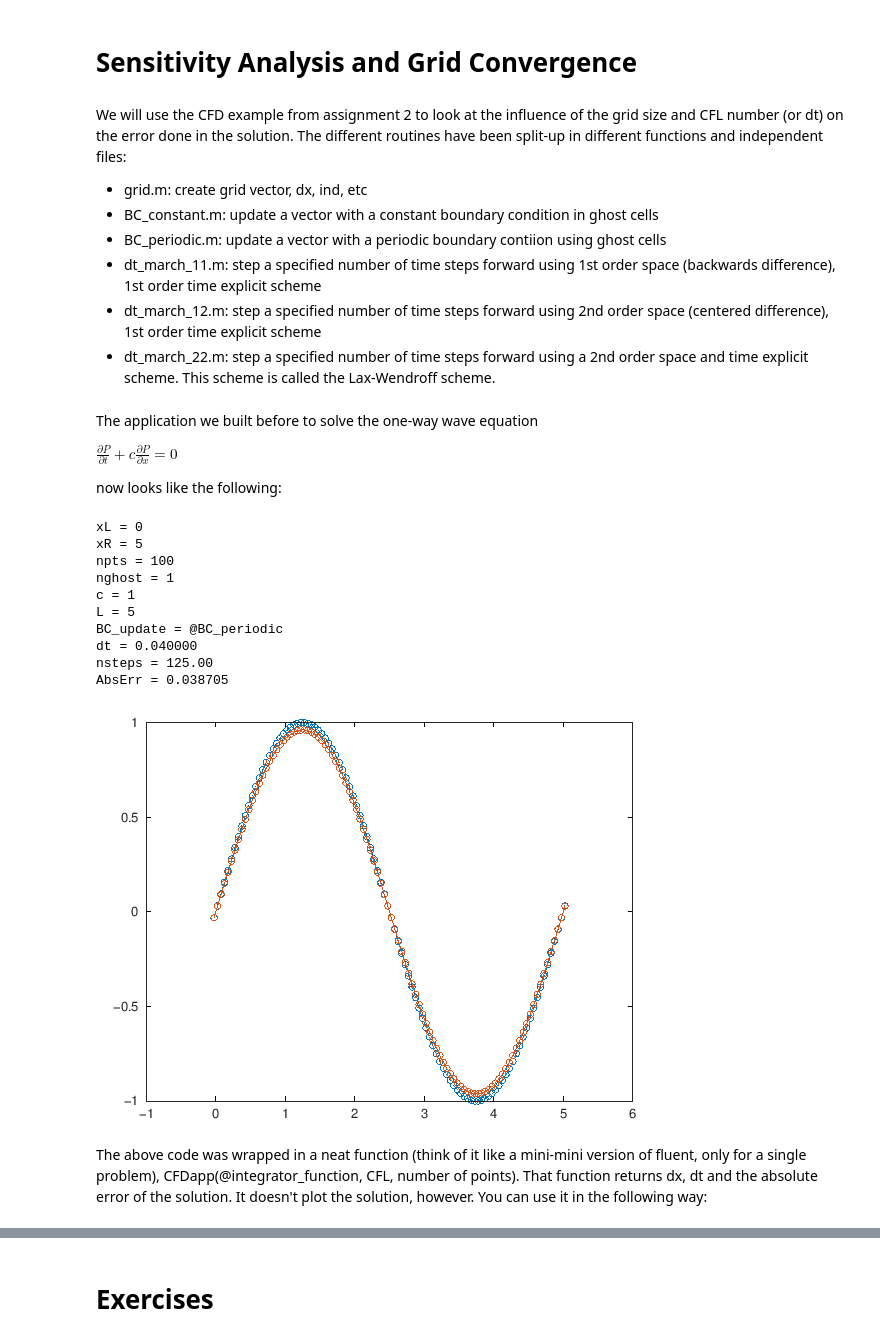
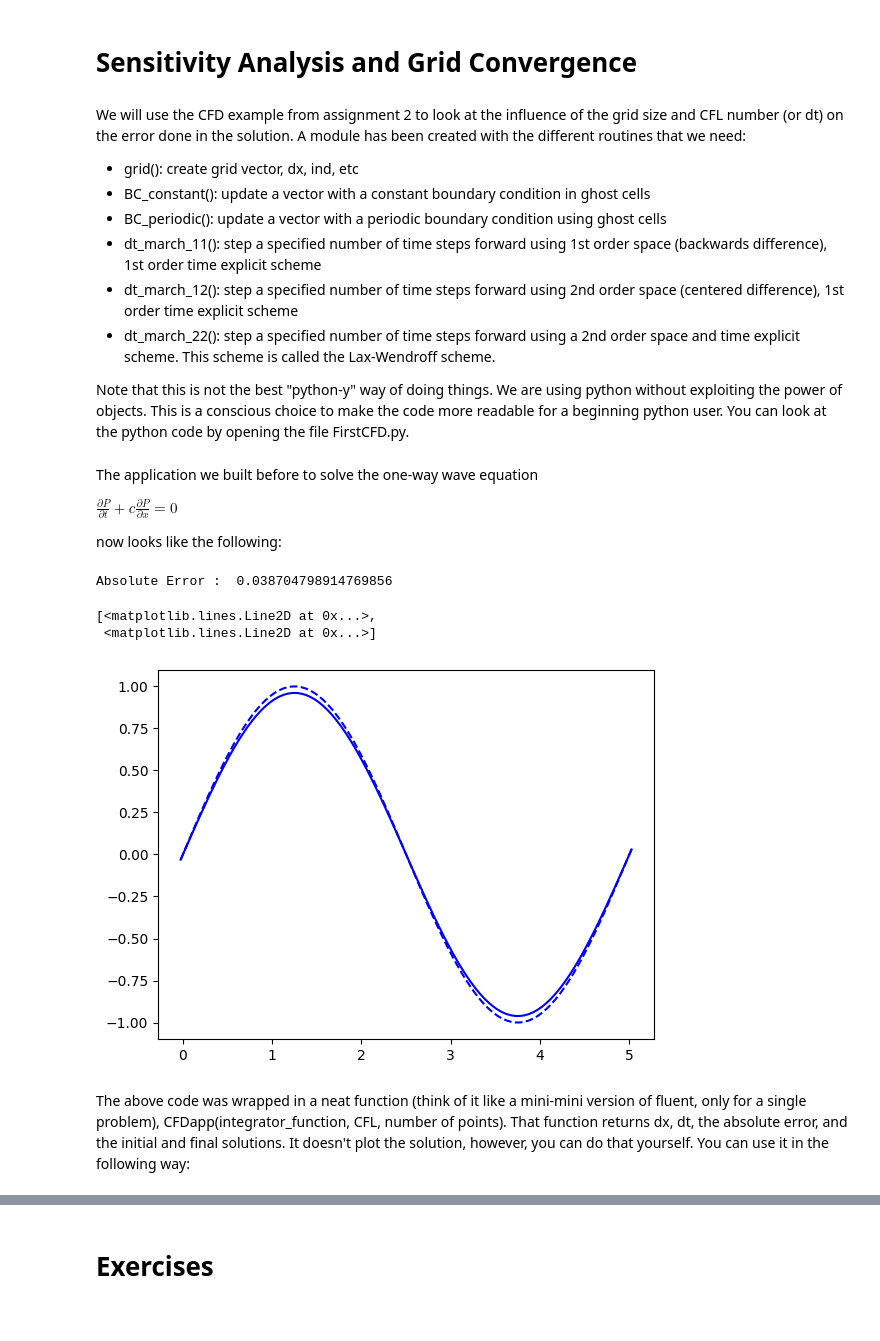
Before and after one commit to concordia-grad-computing-seminars/mech692-part2, a Jupyter notebook: Assignments/Assignment3/ConvergenceStudy-python.ipynb, the cells around one changed output, grey strips where cells are left out. Drawn from its saved outputs; the diff is of its cells as text; code cells hidden in the pictures.

Commit message:
Assignment 3 python port
* ported matlab routines to FirstCFD module
* ported ipynb from matlab to python

```diff
--- a/Assignments/Assignment3/ConvergenceStudy-python.ipynb
+++ b/Assignments/Assignment3/ConvergenceStudy-python.ipynb
@@ -1,13 +1,15 @@
 # %% [markdown]
 # Sensitivity Analysis and Grid Convergence
 # %% [markdown]
-We will use the CFD example from assignment 2 to look at the influence of the grid size and CFL number (or dt) on the error done in the solution. The different routines have been split-up in different functions and independent files:
-* grid.m: create grid vector, dx, ind, etc
-* BC_constant.m: update a vector with a constant boundary condition in ghost cells
-* BC_periodic.m: update a vector with a periodic boundary contiion using ghost cells
-* dt_march_11.m: step a specified number of time steps forward using 1st order space (backwards difference), 1st order time explicit scheme
-* dt_march_12.m: step a specified number of time steps forward using 2nd order space (centered difference), 1st order time explicit scheme
-* dt_march_22.m: step a specified number of time steps forward using a 2nd order space and time explicit scheme. This scheme is called the Lax-Wendroff scheme.
+We will use the CFD example from assignment 2 to look at the influence of the grid size and CFL number (or dt) on the error done in the solution. A module has been created with the different routines that we need:
+* grid(): create grid vector, dx, ind, etc
+* BC_constant(): update a vector with a constant boundary condition in ghost cells
+* BC_periodic(): update a vector with a periodic boundary condition using ghost cells
+* dt_march_11(): step a specified number of time steps forward using 1st order space (backwards difference), 1st order time explicit scheme
+* dt_march_12(): step a specified number of time steps forward using 2nd order space (centered difference), 1st order time explicit scheme
+* dt_march_22(): step a specified number of time steps forward using a 2nd order space and time explicit scheme. This scheme is called the Lax-Wendroff scheme.
+
+Note that this is not the best "python-y" way of doing things. We are using python without exploiting the power of objects. This is a conscious choice to make the code more readable for a beginning python user. You can look at the python code by opening the file FirstCFD.py.
 # %% [markdown]
 The application we built before to solve the one-way wave equation
 
@@ -17,39 +23,32 @@ now looks like the following:
 # %%
 xL = 0
 xR = 5
 npts = 100
 nghost = 1
 c = 1
 L = xR-xL
-BC_update = @BC_periodic  %this is how we choose the boundary condition
-%%BC_update = @BC_constant  %this would select the constant boundary condition
+BC_update = FC.BC_periodic   #this is how we choose the boundary condition
+##BC_update = FC.BC_constant  #this would select the constant boundary condition
 
-[dx,ind,xi] = grid(xL,xR,npts,nghost);  %Generate the discretization a.k.a. the grid
-P0 = sin(2*pi*xi/(xR-xL));              %Calculate the initial condition
-P0 = BC_update(P0,nghost,0);
-t  = 0;
-CFL = 0.8;
+dx,xi, ind = FC.grid(xL,xR,npts,nghost)  #Generate the discretization a.k.a. the grid
+P0 = np.sin(2*np.pi*xi/(xR-xL))                #Calculate the initial condition
+P0 = BC_update(P0,nghost,0)
+t  = 0
+CFL = 0.8
 dt = CFL*dx/c
-plot(xi,P0,'o--')              %Plot the initial condition as a check
 
 nsteps = L/(c*dt)
 
-Pend = dt_march_11(P0,t,xi,dt,dx,c,npts,nghost,nsteps,BC_update);
+Pend = FC.dt_march_11(P0,t,xi,dt,dx,c,npts,nghost,nsteps,BC_update);
 
 AbsErr = max(abs(Pend - P0))
-plot(xi,P0,'o--',xi,Pend,'o-')
+print('Absolute Error : ',AbsErr)
+plt.plot(xi,P0,'--b',xi,Pend,'-b')
 # %% [output]
-xL = 0
-xR = 5
-npts = 100
-nghost = 1
-c = 1
-L = 5
-BC_update = @BC_periodic
-dt = 0.040000
-nsteps = 125.00
-AbsErr = 0.038705
+Absolute Error :  0.038704798914769856
+[<matplotlib.lines.Line2D at 0x...>,
+ <matplotlib.lines.Line2D at 0x...>]
-[figure, old version]
+[figure, new version]
 # %% [markdown]
-The above code was wrapped in a neat function (think of it like a mini-mini version of fluent, only for a single problem), CFDapp(@integrator_function, CFL, number of points). That function returns dx, dt and the absolute error of the solution. It doesn't plot the solution, however. You can use it in the following way:
+The above code was wrapped in a neat function (think of it like a mini-mini version of fluent, only for a single problem), CFDapp(integrator_function, CFL, number of points). That function returns dx, dt, the absolute error, and the initial and final solutions. It doesn't plot the solution, however, you can do that yourself. You can use it in the following way:
 # %%
```
Also changed, not shown: parts of 13 cells of this notebook, 1 other file.
